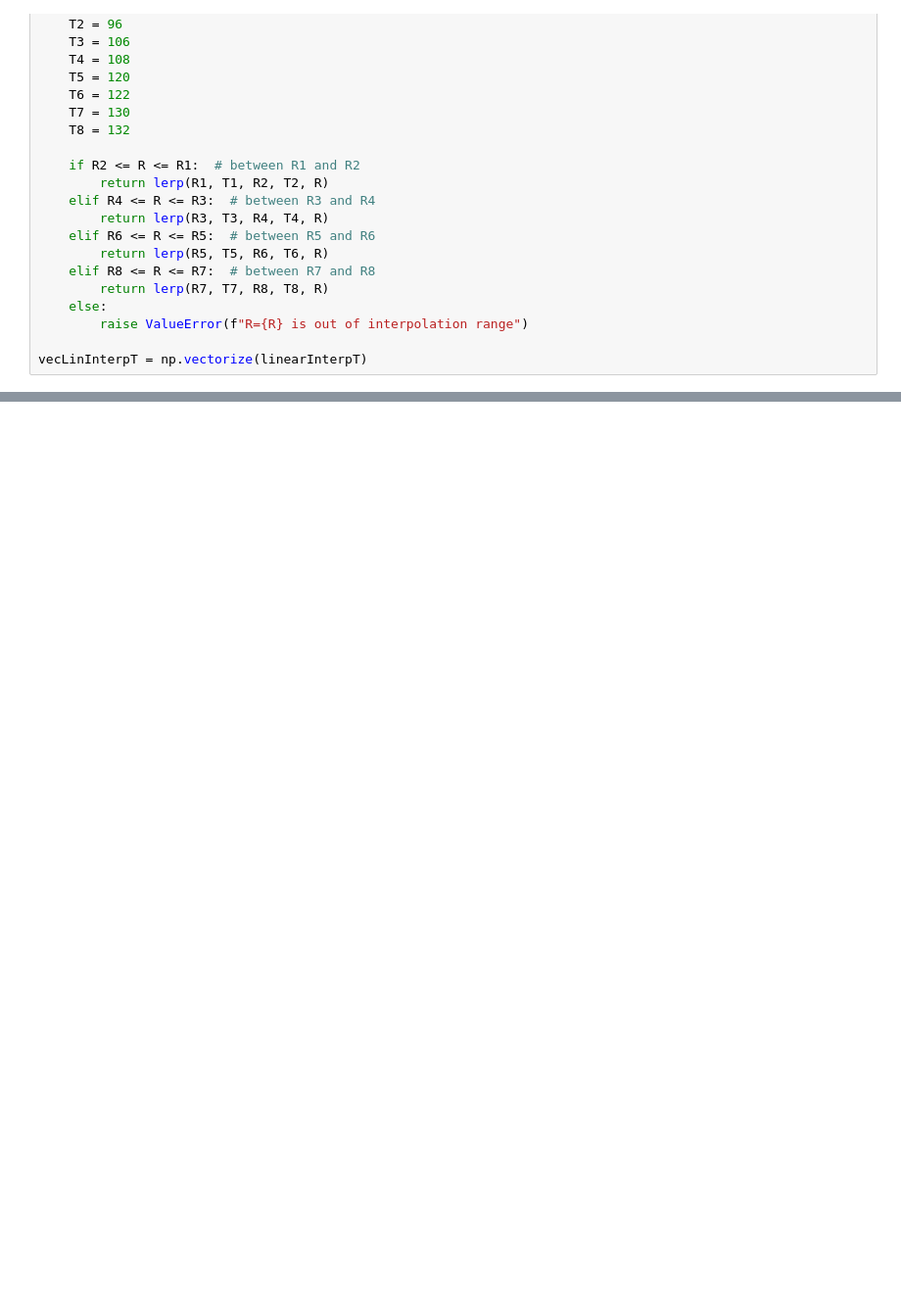
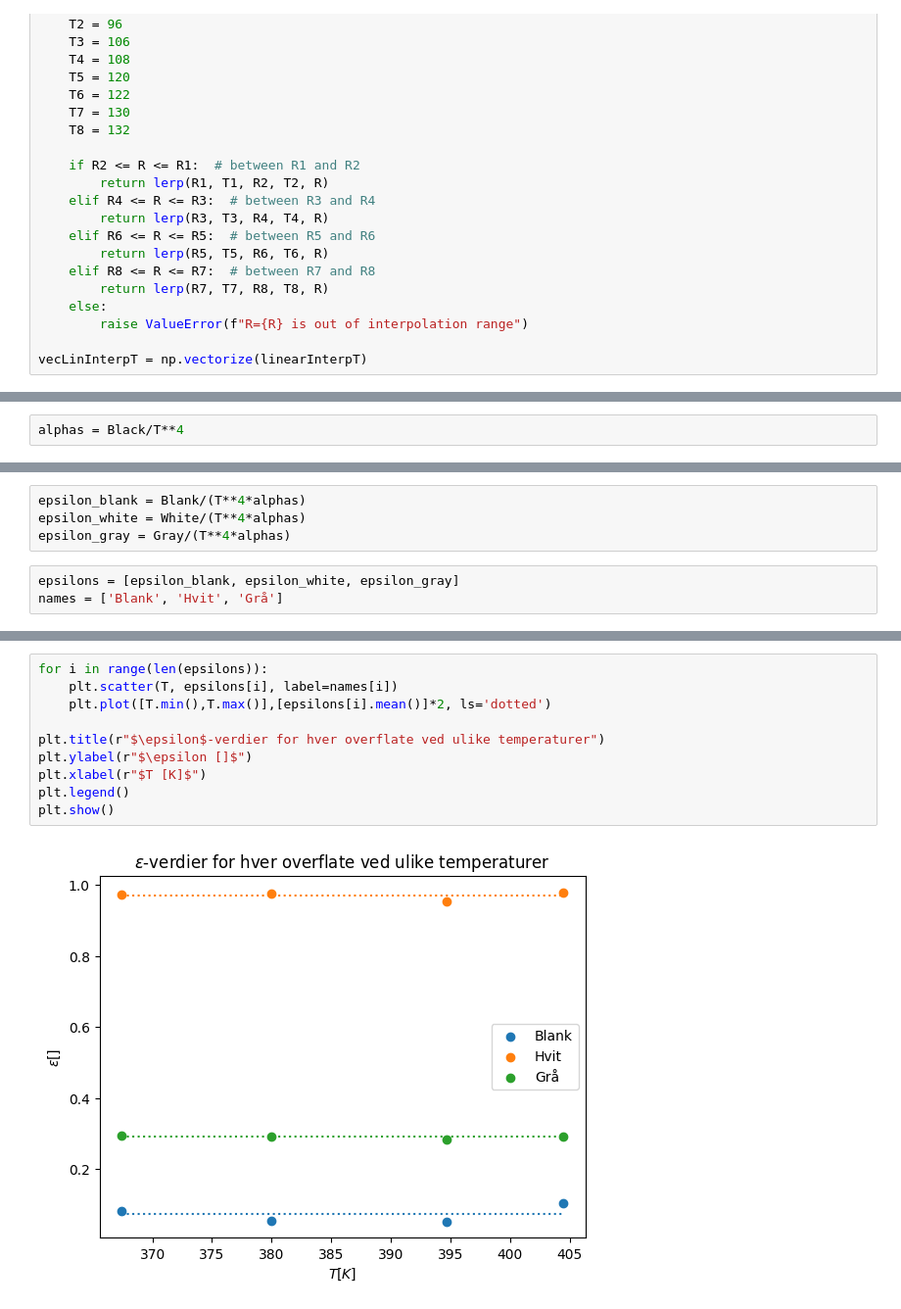
Before and after one commit to Oliver-BS/TFY4165-Termisk-Fysikk-lab, a Jupyter notebook: Heat-radiation/leslies-box.ipynb, the cells around one changed output, grey strips where cells are left out. Shown at 98% size. Cells and saved outputs as stored; diff of their text form; blank space fills up the shorter version.

```diff
--- a/Heat-radiation/leslies-box.ipynb
+++ b/Heat-radiation/leslies-box.ipynb
@@ -61,3 +61,5 @@ PS R dR VS_ ... Blank White Gray Black
  [ 7.   4.5  0.1  0.7 12.8  3.8 13.1]
  [ 8.   2.9  0.1  0.9 16.5  4.9 17.3]
  [ 9.   2.2  0.1  2.  19.1  5.7 19.5]]
+# %%
+alphas = Black/T**4
@@ -64,2 +70,9 @@ PS R dR VS_ ... Blank White Gray Black
+# %%
+epsilon_blank = Blank/(T**4*alphas)
+epsilon_white = White/(T**4*alphas)
+epsilon_gray = Gray/(T**4*alphas)
+# %%
+epsilons = [epsilon_blank, epsilon_white, epsilon_gray]
+names = ['Blank', 'Hvit', 'Grå']
 # %%
 #sns.scatterplot(x=R, y=Blank)
@@ -69,0 +86,12 @@ for i in range(3,7):
+# %%
+for i in range(len(epsilons)):
+    plt.scatter(T, epsilons[i], label=names[i])
+    plt.plot([T.min(),T.max()],[epsilons[i].mean()]*2, ls='dotted')
+
+plt.title(r"$\epsilon$-verdier for hver overflate ved ulike temperaturer")
+plt.ylabel(r"$\epsilon []$")
+plt.xlabel(r"$T [K]$")
+plt.legend()
+plt.show()
+# %% [output]
+[figure, added]
```
Also changed, not shown: parts of 4 cells of this notebook, 2 other files.
